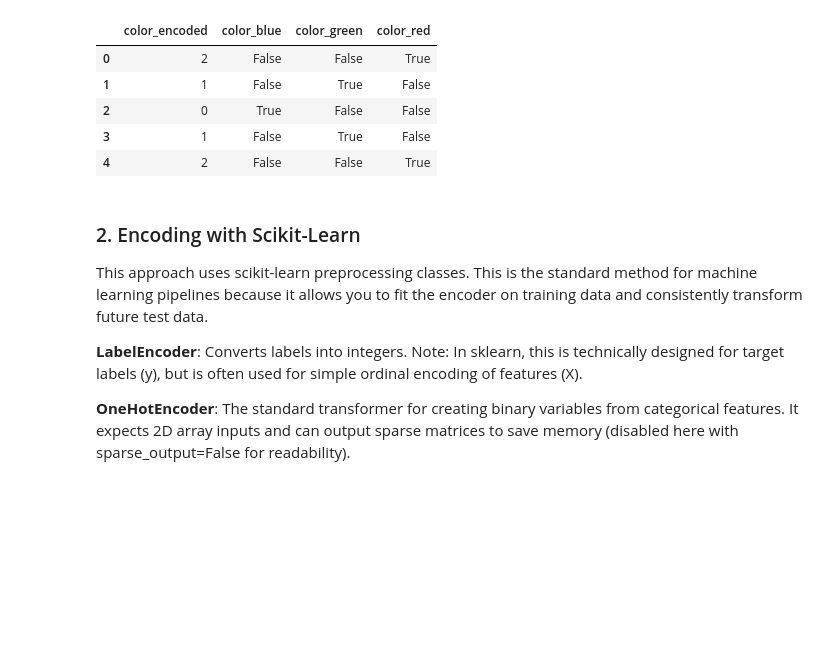
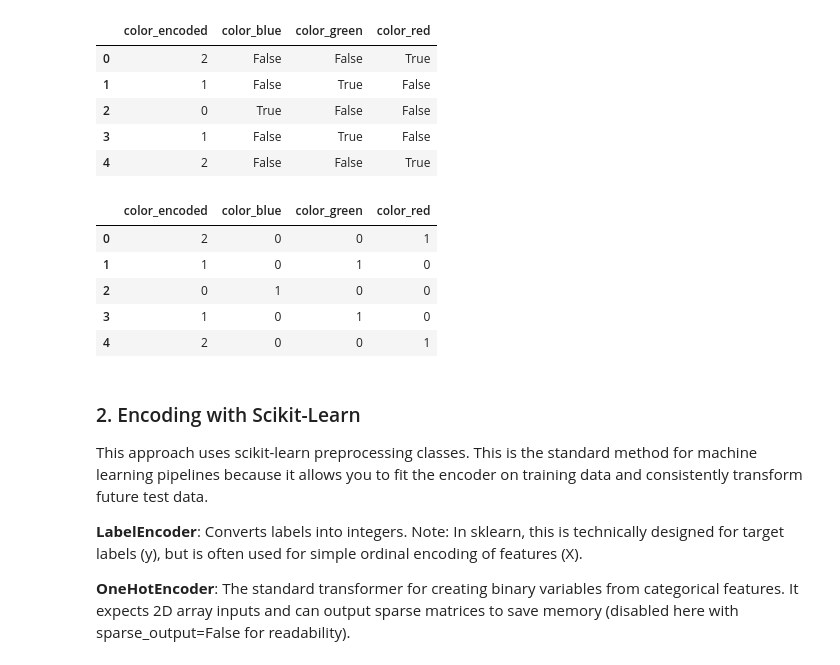
Before and after one commit to spideyeng/5m-data-3.3-supervised-learning, a Jupyter notebook: notebooks/part_1_supervised_learning_2_lesson.ipynb, the cells around one changed output. Drawn from its saved outputs; the diff is of its cells as text; code cells hidden in the pictures; blank space fills up the shorter version.

```diff
--- a/notebooks/part_1_supervised_learning_2_lesson.ipynb
+++ b/notebooks/part_1_supervised_learning_2_lesson.ipynb
@@ -68,6 +72,18 @@ display(df_one_hot)
 | 2 | 0 | True | False | False |
 | 3 | 1 | False | True | False |
 | 4 | 2 | False | False | True |
+# %%
+# Perform one-hot encoding on the 'color' column using pandas get_dummies.
+
+df_one_hot_int = pd.get_dummies(df, columns=['color'], dtype=int) # One-hot encode the 'color' column with integer values
+display(df_one_hot_int)
+# %% [output]
+|  | color_encoded | color_blue | color_green | color_red |
+| 0 | 2 | 0 | 0 | 1 |
+| 1 | 1 | 0 | 1 | 0 |
+| 2 | 0 | 1 | 0 | 0 |
+| 3 | 1 | 0 | 1 | 0 |
+| 4 | 2 | 0 | 0 | 1 |
 # %% [markdown]
 ### 2. Encoding with Scikit-Learn
 
```
Also changed, not shown: parts of 5 cells of this notebook, 2 other files.
